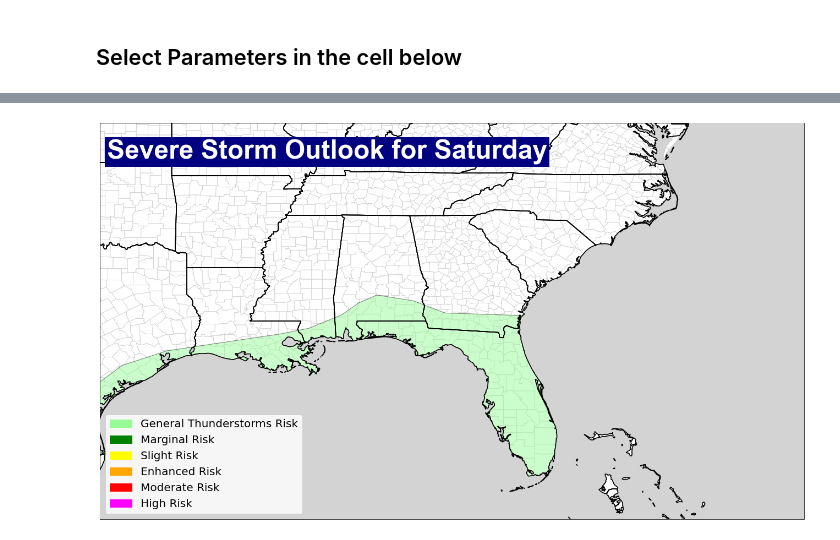
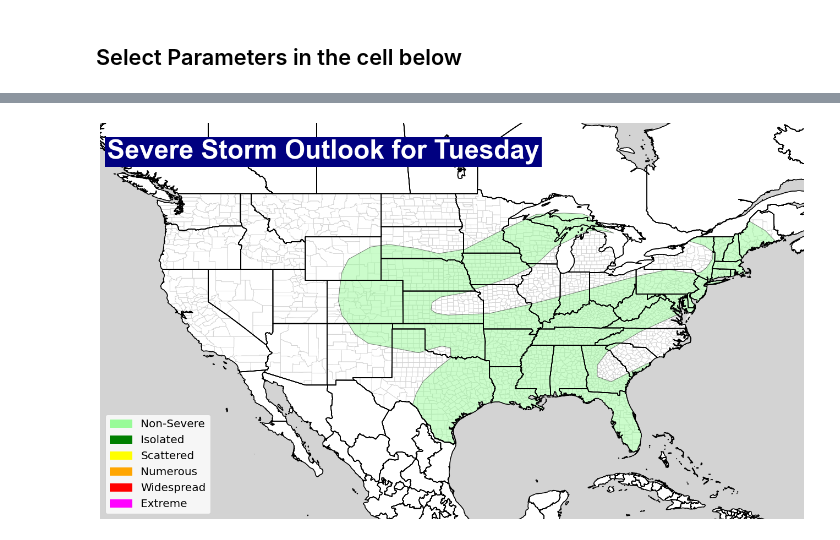
Before and after one commit to frontogenesis/metpy, a Jupyter notebook: notebooks/spc/Categorical.ipynb, the cells around one changed output, grey strips where cells are left out. Cells and saved outputs as stored; diff of their text form; code cells hidden in the pictures.

```diff
--- a/notebooks/spc/Categorical.ipynb
+++ b/notebooks/spc/Categorical.ipynb
@@ -15,16 +15,20 @@ from Map import Map
 # %% [markdown]
 ## Select Parameters in the cell below
 # %%
-SPC_DAY = 1
-LOCATION = 'southeast'
-STATE_MASK = 'FL'
+SPC_DAY = 3
+LOCATION = 'conus'
+STATE_MASK = 'TX'
 # %%
 def get_gdf(day, state_mask):
     '''Get SPC Day n shapefile and apply U.S. state mask'''
     # Read in US States Shapefile
     gdf_mask = geopandas.read_file('../../gis/tl_2017_us_state/tl_2017_us_state.shp')
-    return geopandas.read_file(f'https://www.spc.noaa.gov/products/outlook/day{day}otlk-shp.zip',
-                               mask=gdf_mask[gdf_mask.STUSPS==state_mask.upper()])
+
+    if SPC_DAY <= 3:
+        return geopandas.read_file(f'https://www.spc.noaa.gov/products/outlook/day{day}otlk-shp.zip',
+                                   mask=gdf_mask[gdf_mask.STUSPS==state_mask.upper()])
+    else:
+        return geopandas.read_file(f'https://www.spc.noaa.gov/products/exper/day4-8/day{day}prob-shp.zip')
 
 cat_gdf = get_gdf(SPC_DAY, STATE_MASK)
 cat_gdf
@@ -64,17 +68,17 @@ def get_outlook_valid_time_info():
 # %%
 def spc_outlook_categories():
     cat_plot_colors = {
-        'General Thunderstorms Risk': 'palegreen',
-        'Marginal Risk': 'green',
-        'Slight Risk': 'yellow',
-        'Enhanced Risk': 'orange',
-        'Moderate Risk': 'red',
-        'High Risk': 'magenta'
+        'General Thunderstorms Risk': ('palegreen', 'Non-Severe'),
+        'Marginal Risk': ('green', 'Isolated'),
+        'Slight Risk': ('yellow', 'Scattered'),
+        'Enhanced Risk': ('orange', 'Numerous'),
+        'Moderate Risk': ('red', 'Widespread'),
+        'High Risk': ('magenta', 'Extreme')
     }
 
     cat_plot_colors_days4to8 = {
-        '15% Any Severe Risk': 'yellow',
-        '30% Any Severe Risk': 'orange'
+        '15% Any Severe Risk': ('yellow', 'Scattered'),
+        '30% Any Severe Risk': ('orange', 'Numerous')
     }
 
     return cat_plot_colors_days4to8 if SPC_DAY >= 4 else cat_plot_colors
@@ -82,46 +86,46 @@ def spc_outlook_categories():
 def plot_legend(ax):
     cat_plot_colors = spc_outlook_categories()
     legend_patches = []
-    for val in cat_plot_colors.keys():
-        patch = mpatches.Patch(color=cat_plot_colors[val], label=val)
+    for key in cat_plot_colors.keys():
+        patch = mpatches.Patch(color=cat_plot_colors[key][0], label=cat_plot_colors[key][1])
         legend_patches.append(patch)
     ax.legend(handles=legend_patches, fontsize=20, loc='lower left').set_zorder(15)
 
 def save_map_to_disk(fig):
     GRAPHICS_DIR = Path('.') / '..' / '..' / 'graphics' / 'spc'
-    fig.savefig(f'{GRAPHICS_DIR}/ero_day{SPC_DAY}_{LOCATION.lower()}.png', dpi=72)
+    fig.savefig(f'{GRAPHICS_DIR}/spc_day{SPC_DAY}_{LOCATION.lower()}.png', dpi=72)
 
 def any_risk_areas(geometries):
     '''Checks to see if there are any areas flagged for tropical development'''
     return True if cat_gdf['geometry'].any() else False
 
 def plot_risk_areas():
     new_map = Map(LOCATION)
     new_map.add_counties()
     new_map.add_title(f'Severe Storm Outlook for {get_outlook_valid_time_info()["valid_day"]}')
 
     fig, ax = new_map.make_map()
 
     cat_plot_colors = spc_outlook_categories()
     for key in cat_plot_colors.keys():
         geometries = cat_gdf[cat_gdf['LABEL2'] == key]
         ax.add_geometries(geometries['geometry'], crs=ccrs.PlateCarree(),
-                          facecolor=cat_plot_colors[key], edgecolor='black',
+                          facecolor=cat_plot_colors[key][0], edgecolor='black',
                           alpha=0.5)
     conceal_outlook_over_ocean(ax)
     plot_legend(ax)
     save_map_to_disk(fig)
 
 def conceal_outlook_over_ocean(ax):
     ax.add_feature(cfeature.OCEAN.with_scale('10m'), color='lightgray', zorder=9)
     ax.add_feature(cfeature.STATES.with_scale('10m'), linewidth=1.5, zorder=10)
 
 def plot_spc_outlook():
     if not any_risk_areas(cat_gdf['geometry']):
         return
     plot_risk_areas()
 
 
 plot_spc_outlook()
 # %% [output]
-[figure, old version]
+[figure, new version]
```
Also changed, not shown: parts of 1 cell of this notebook.
